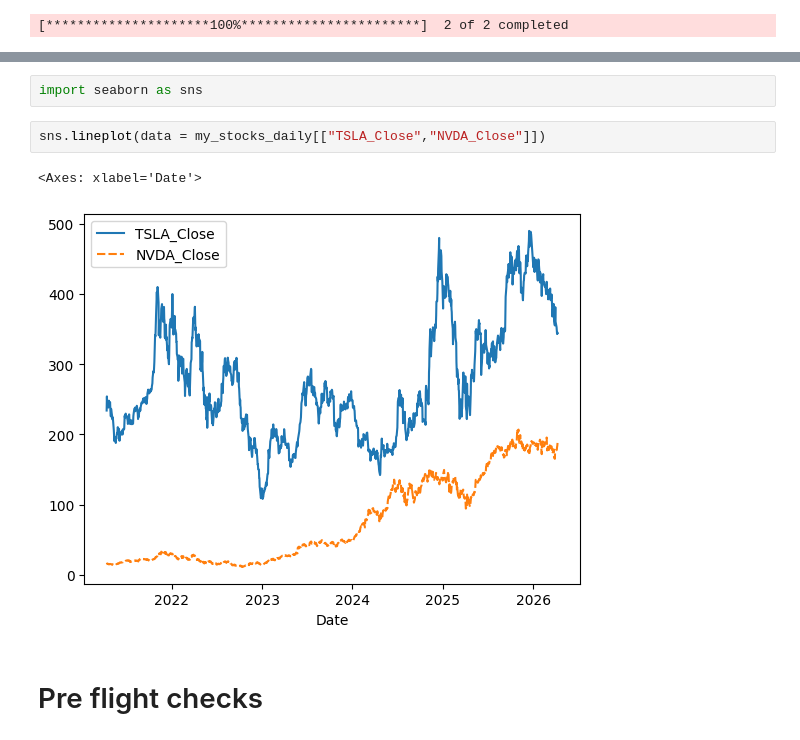
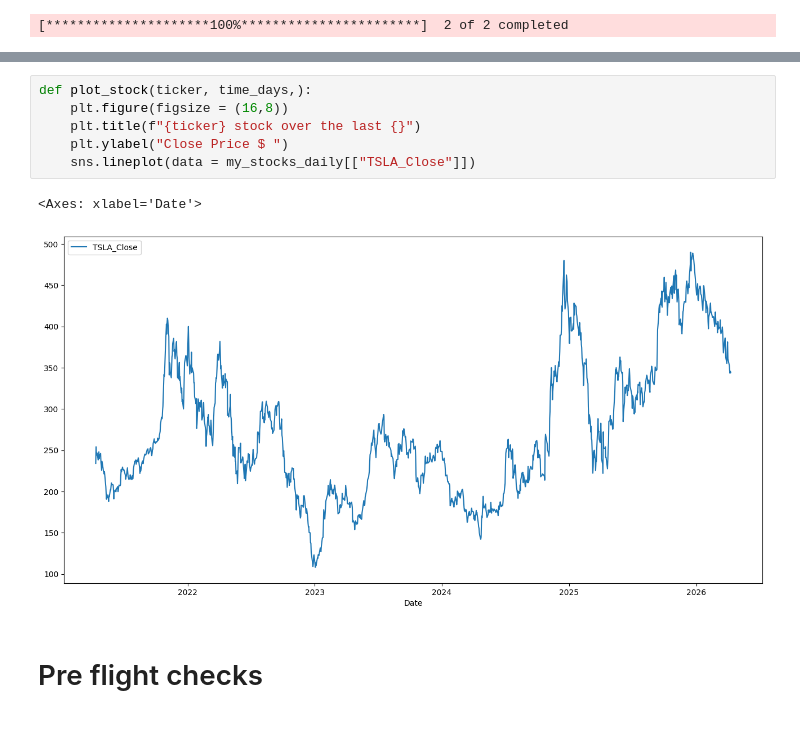
Before and after one commit to grigorirasputin/Mini-projects, a Jupyter notebook: Time Series/time_series_intro.ipynb, the cells around one changed output, grey strips where cells are left out. Saved outputs shown, nothing was run; the diff lists cells and outputs as text.

```diff
--- a/Time Series/time_series_intro.ipynb
+++ b/Time Series/time_series_intro.ipynb
@@ -84,9 +76,12 @@ my_stocks_daily
-# %%
-import seaborn as sns
+# %%
+def plot_stock(ticker, time_days,):
+    plt.figure(figsize = (16,8))
+    plt.title(f"{ticker} stock over the last {}")
+    plt.ylabel("Close Price $ ")
+    sns.lineplot(data = my_stocks_daily[["TSLA_Close"]])
 # %%
-sns.lineplot(data = my_stocks_daily[["TSLA_Close","NVDA_Close"]])
 # %% [output]
 <Axes: xlabel='Date'>
-[figure, old version]
+[figure, new version]
 # %% [markdown]
 # Pre flight checks
```
Also changed, not shown: parts of 2 cells of this notebook, 1 other file.
